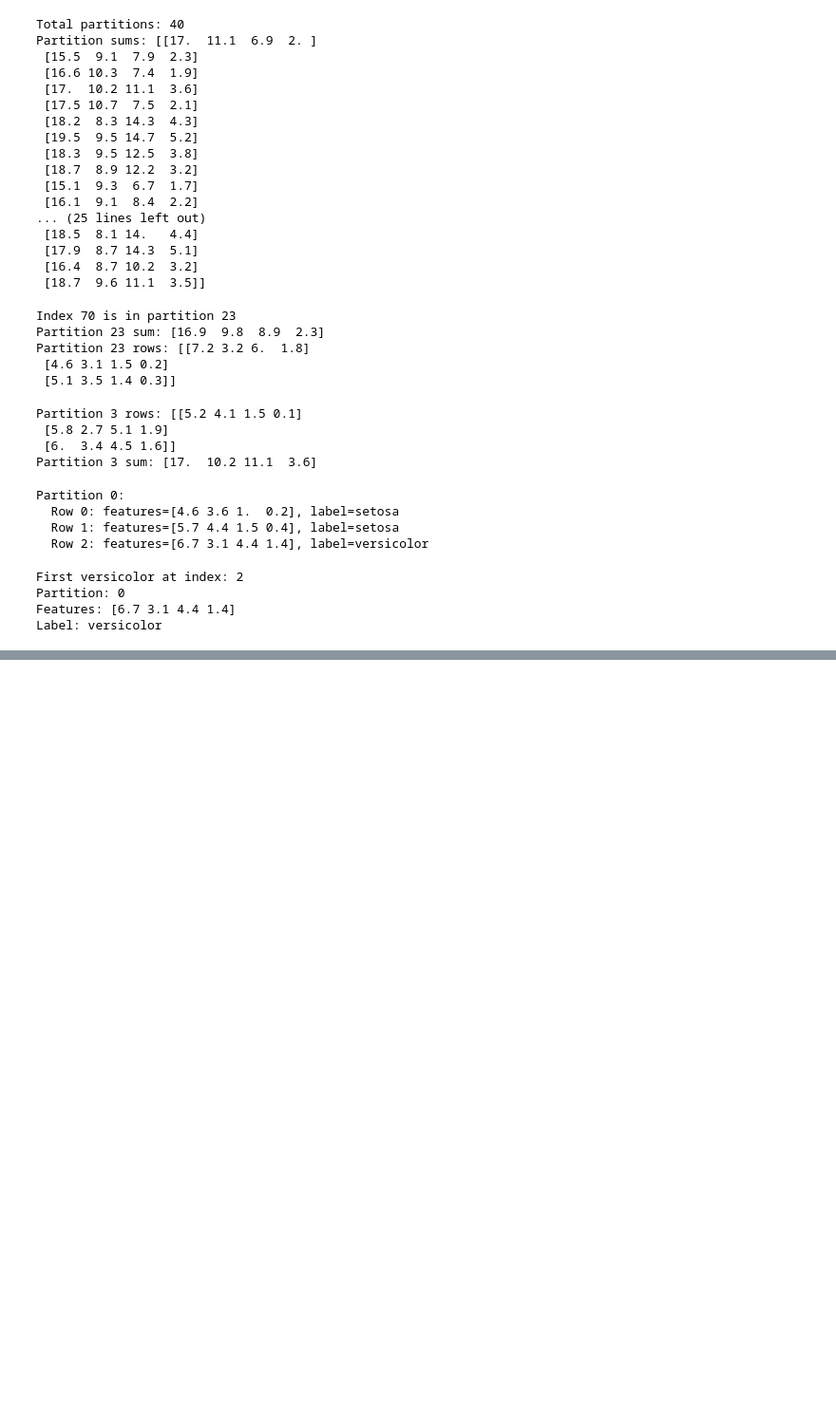
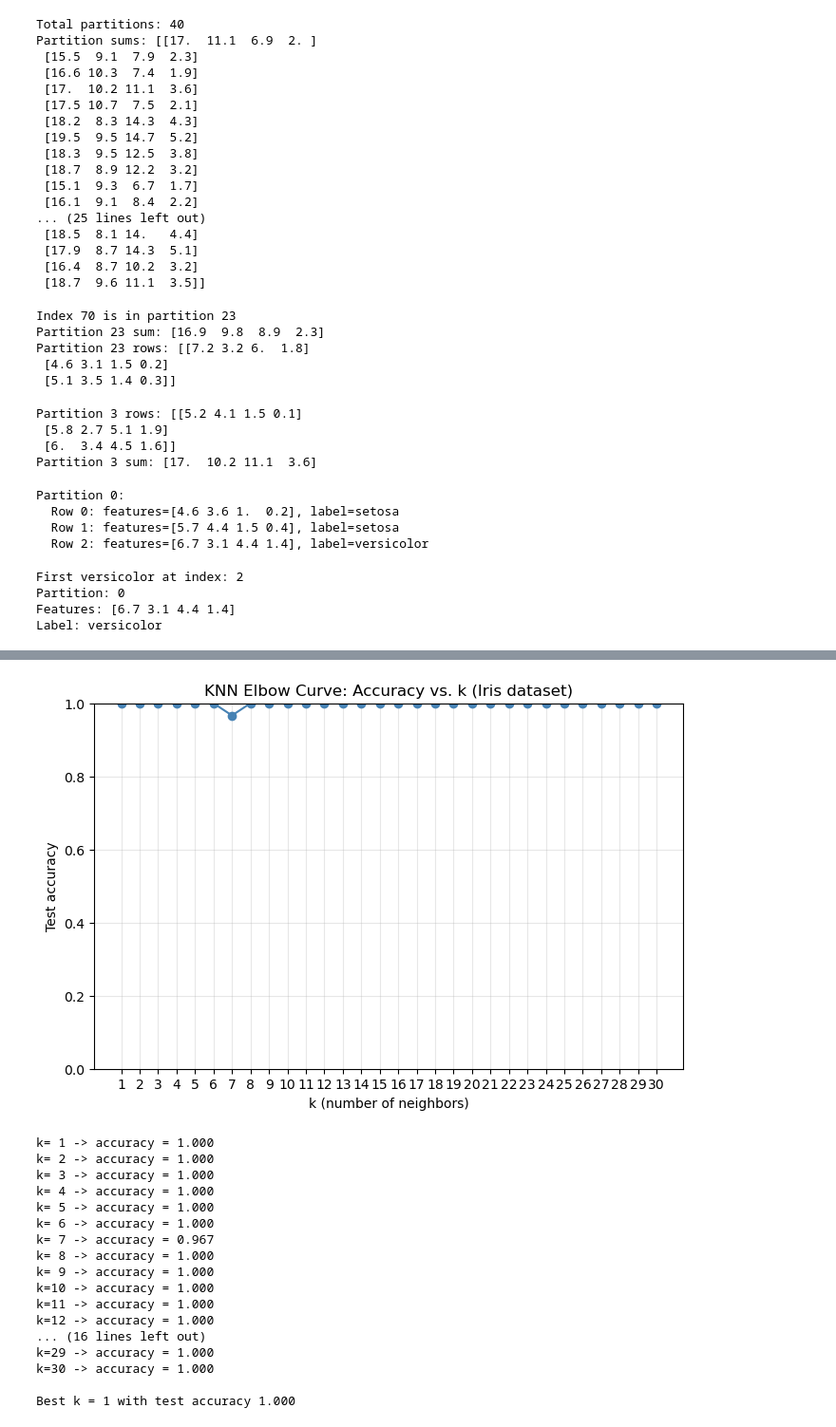
Before and after one commit to Jimmyu2foru18/Algorithms-Programming-Technique-6010, a Jupyter notebook: Class Lectures/Day12/Day12.ipynb, the cells around one changed output, grey strips where cells are left out. Shown at 95% size. Cells and saved outputs as stored; diff of their text form; code cells hidden in the pictures; blank space fills up the shorter version.

```diff
--- a/Class Lectures/Day12/Day12.ipynb
+++ b/Class Lectures/Day12/Day12.ipynb
@@ -483,0 +605,42 @@ Label: versicolor
+# %%
+k_values = list(range(1, 31))
+accuracies = []
+for k in k_values:
+    knn = ManualKNN(k=k)
+    knn.fit(Xtrain, ytrain)
+    preds = knn.predict(Xtest)
+    accuracies.append(accuracy_score(ytest, preds))
+# Elbow curve
+plt.figure(figsize=(8, 5))
+plt.plot(k_values, accuracies, marker='o', linestyle='-', color='steelblue')
+plt.xlabel('k (number of neighbors)')
+plt.ylabel('Test accuracy')
+plt.title('KNN Elbow Curve: Accuracy vs. k (Iris dataset)')
+plt.grid(True, alpha=0.3)
+plt.xticks(k_values)
+plt.ylim(0, 1)
+plt.show()
+# Print table
+for k, acc in zip(k_values, accuracies):
+    print(f"k={k:2d} -> accuracy = {acc:.3f}")
+best_k = k_values[int(np.argmax(accuracies))]
+print(f"\nBest k = {best_k} with test accuracy {max(accuracies):.3f}")
+# %% [output]
+[figure, added]
+k= 1 -> accuracy = 1.000
+k= 2 -> accuracy = 1.000
+k= 3 -> accuracy = 1.000
+k= 4 -> accuracy = 1.000
+k= 5 -> accuracy = 1.000
+k= 6 -> accuracy = 1.000
+k= 7 -> accuracy = 0.967
+k= 8 -> accuracy = 1.000
+k= 9 -> accuracy = 1.000
+k=10 -> accuracy = 1.000
+k=11 -> accuracy = 1.000
+k=12 -> accuracy = 1.000
+... (16 lines left out)
+k=29 -> accuracy = 1.000
+k=30 -> accuracy = 1.000
+
+Best k = 1 with test accuracy 1.000
```
Also changed, not shown: parts of 17 cells of this notebook.
